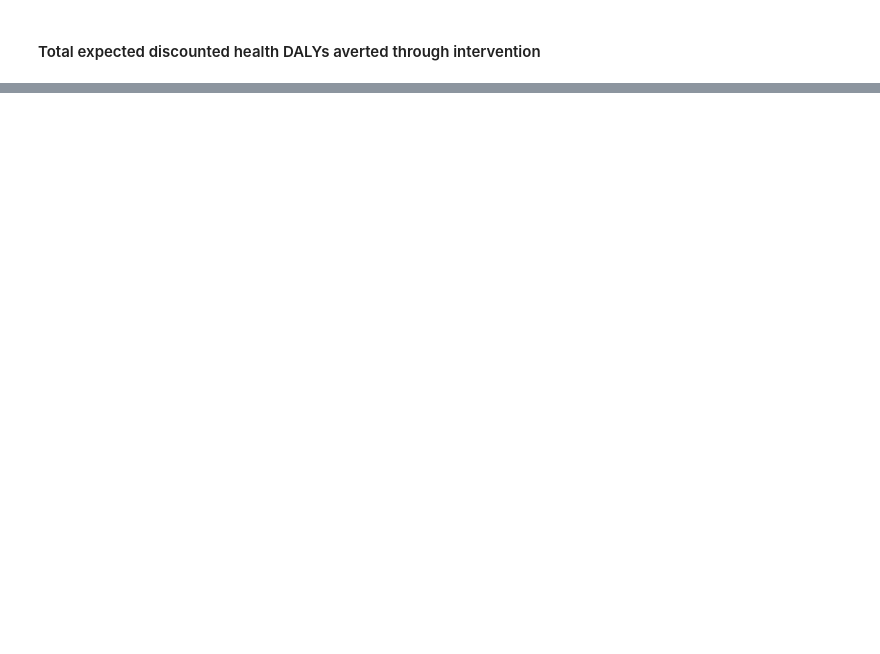
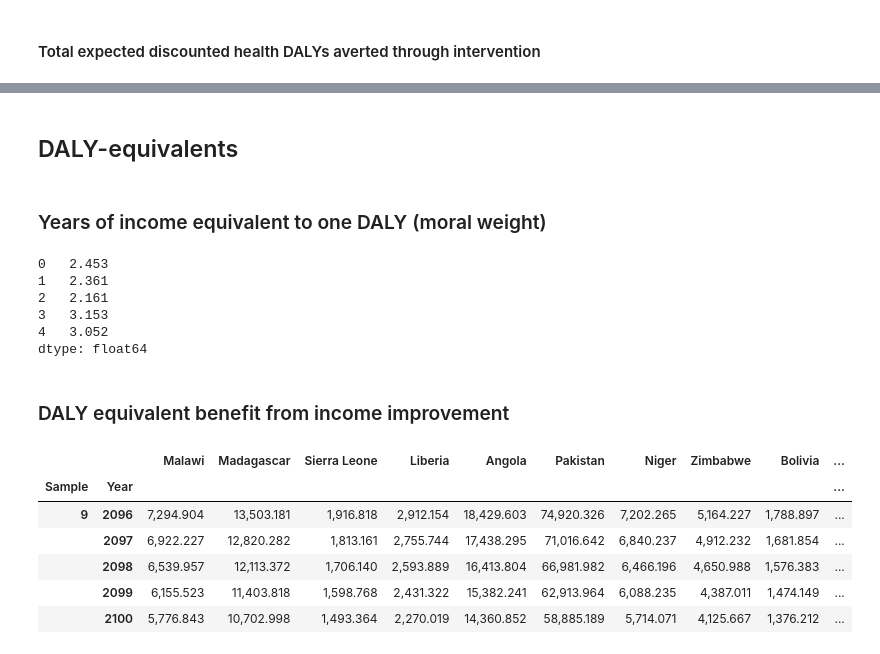
Before and after one commit to ordinaryevidence/leep-cea-2024, a Jupyter notebook: main.ipynb, the cells around one changed output, grey strips where cells are left out. Cells and saved outputs as stored; diff of their text form; code cells hidden in the pictures; blank space fills up the shorter version.

Commit message:
Finishing DALY-equivalents section

```diff
--- a/main.ipynb
+++ b/main.ipynb
@@ -966,3 +966,36 @@ total_expected_discounted_health_DALYs_averted_through_intervention.head()
 | 2 | 38,769.519 | 56,550.827 | 5,797.417 | 3,856.673 | 50,862.600 | 1,402,049.653 | 9,943.959 | 13,883.208 | 13,055.320 | 16,712.949 | ... |
 | 3 | 4,911.232 | 13,019.338 | 1,755.200 | 737.015 | 11,529.086 | 155,918.522 | 2,231.818 | 2,610.783 | 6,390.775 | 1,375.720 | ... |
 | 4 | 6,737.212 | 10,647.315 | 1,082.031 | 479.292 | 14,021.299 | 250,281.534 | 976.407 | 2,636.977 | 2,576.193 | 4,148.110 | ... |
+# %% [markdown]
+## DALY-equivalents
+# %% [markdown]
+### Years of income equivalent to one DALY (moral weight)
+# %%
+years_of_income_equivalent_to_one_daly_moral_weight = pd.Series(
+    sq.lognorm(2, 3) @ N)
+years_of_income_equivalent_to_one_daly_moral_weight.head()
+# %% [output]
+0   2.453
+1   2.361
+2   2.161
+3   3.153
+4   3.052
+dtype: float64
+# %% [markdown]
+### DALY equivalent benefit from income improvement
+# %%
+# TODO(drw): Is PPP GDP equivalent to one year of income?
+daly_equivalent_benefit_from_income_improvement = \
+    real_income_improved_through_intervention.div(
+        real_gdp_per_capita_ppp, level=1, axis=1).div(
+        years_of_income_equivalent_to_one_daly_moral_weight,level=0, axis=0)
+
+daly_equivalent_benefit_from_income_improvement.tail()
+# %% [output]
+|  |  | Malawi | Madagascar | Sierra Leone | Liberia | Angola | Pakistan | Niger | Zimbabwe | Bolivia | ... |
+| Sample | Year |  |  |  |  |  |  |  |  |  | ... |
+| 9 | 2096 | 7,294.904 | 13,503.181 | 1,916.818 | 2,912.154 | 18,429.603 | 74,920.326 | 7,202.265 | 5,164.227 | 1,788.897 | ... |
+|  | 2097 | 6,922.227 | 12,820.282 | 1,813.161 | 2,755.744 | 17,438.295 | 71,016.642 | 6,840.237 | 4,912.232 | 1,681.854 | ... |
+|  | 2098 | 6,539.957 | 12,113.372 | 1,706.140 | 2,593.889 | 16,413.804 | 66,981.982 | 6,466.196 | 4,650.988 | 1,576.383 | ... |
+|  | 2099 | 6,155.523 | 11,403.818 | 1,598.768 | 2,431.322 | 15,382.241 | 62,913.964 | 6,088.235 | 4,387.011 | 1,474.149 | ... |
+|  | 2100 | 5,776.843 | 10,702.998 | 1,493.364 | 2,270.019 | 14,360.852 | 58,885.189 | 5,714.071 | 4,125.667 | 1,376.212 | ... |
```
Also changed, not shown: parts of 8 cells of this notebook.
